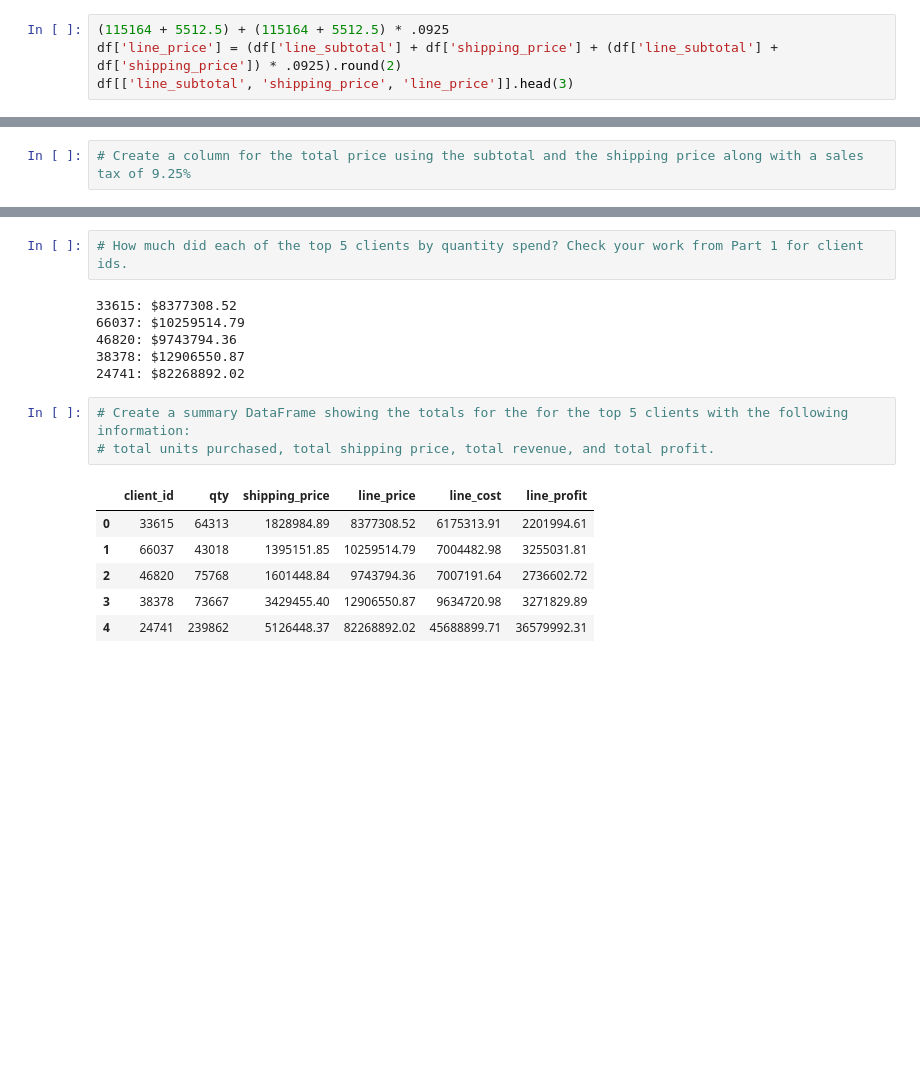
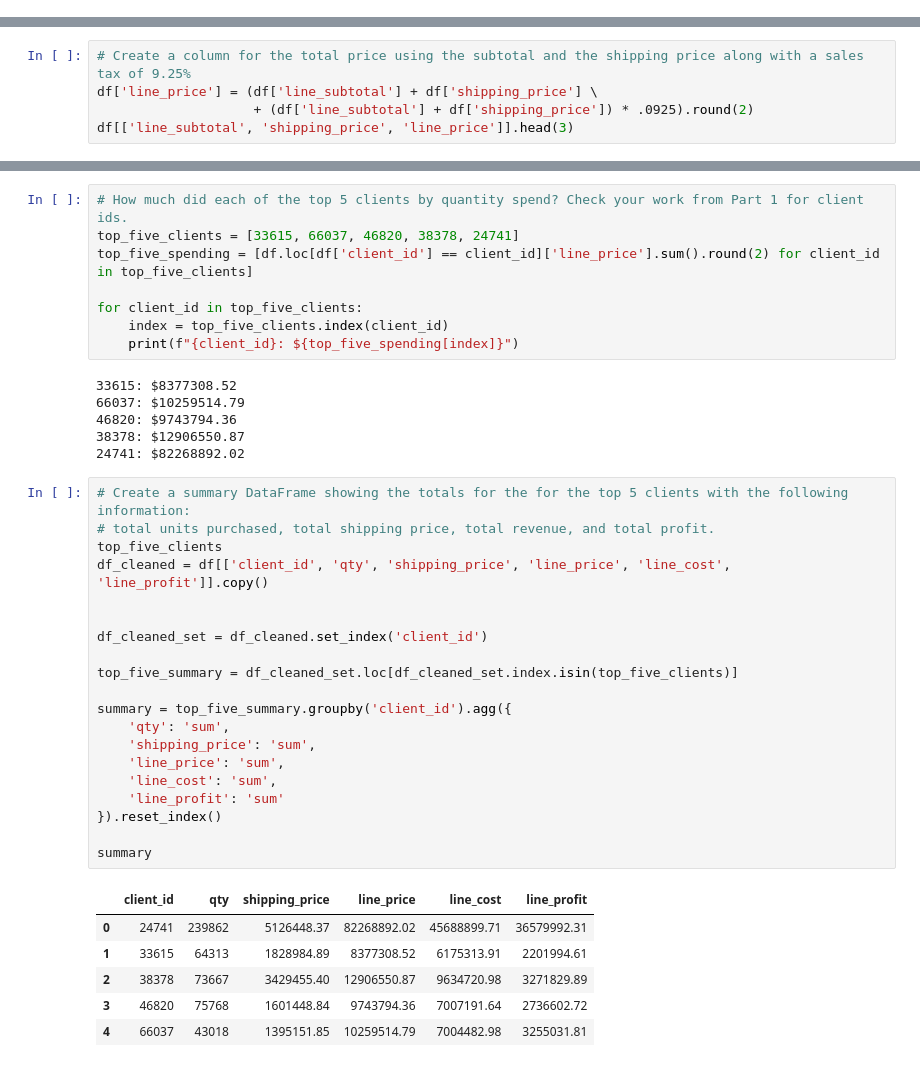
Before and after one commit to steven-frasica/pandas-challenge-1, a Jupyter notebook: wholesale_data_analysis_starter_code.ipynb, the cells around one changed output, grey strips where cells are left out. Drawn from its saved outputs; the diff is of its cells as text; blank space fills up the shorter version.

```diff
--- a/wholesale_data_analysis_starter_code.ipynb
+++ b/wholesale_data_analysis_starter_code.ipynb
@@ -194,7 +126,3 @@ df[['unit_price', 'unit_weight', 'qty', 'total_weight', 'shipping_price']].head(
 | 0 | 1096.80 | 7.50 | 105 | 787.50 | 5512.50 |
 | 1 | 24.95 | 1.49 | 21 | 31.29 | 312.90 |
 | 2 | 13.52 | 1.68 | 39 | 65.52 | 458.64 |
-# %%
-(115164 + 5512.5) + (115164 + 5512.5) * .0925
-df['line_price'] = (df['line_subtotal'] + df['shipping_price'] + (df['line_subtotal'] + df['shipping_price']) * .0925).round(2)
-df[['line_subtotal', 'shipping_price', 'line_price']].head(3)
@@ -206,5 +129,8 @@ df[['line_subtotal', 'shipping_price', 'line_price']].head(3)
 # %%
 # Create a column for the total price using the subtotal and the shipping price along with a sales tax of 9.25%
+df['line_price'] = (df['line_subtotal'] + df['shipping_price'] \
+                    + (df['line_subtotal'] + df['shipping_price']) * .0925).round(2)
+df[['line_subtotal', 'shipping_price', 'line_price']].head(3)
 # %% [output]
 |  | line_subtotal | shipping_price | line_price |
 | 0 | 115164.00 | 5512.50 | 131839.08 |
@@ -270,6 +185,12 @@ Order 6128929 total: $923441.25
 Use the new columns with confirmed values to find the following information.
 # %%
 # How much did each of the top 5 clients by quantity spend? Check your work from Part 1 for client ids.
+top_five_clients = [33615, 66037, 46820, 38378, 24741]
+top_five_spending = [df.loc[df['client_id'] == client_id]['line_price'].sum().round(2) for client_id in top_five_clients]
+
+for client_id in top_five_clients:
+    index = top_five_clients.index(client_id)
+    print(f"{client_id}: ${top_five_spending[index]}")
 # %% [output]
 33615: $8377308.52
 66037: $10259514.79
@@ -279,12 +200,29 @@ Use the new columns with confirmed values to find the following information.
 # %%
 # Create a summary DataFrame showing the totals for the for the top 5 clients with the following information:
 # total units purchased, total shipping price, total revenue, and total profit.
+top_five_clients
+df_cleaned = df[['client_id', 'qty', 'shipping_price', 'line_price', 'line_cost', 'line_profit']].copy()
+
+
+df_cleaned_set = df_cleaned.set_index('client_id')
+
+top_five_summary = df_cleaned_set.loc[df_cleaned_set.index.isin(top_five_clients)]
+
+summary = top_five_summary.groupby('client_id').agg({
+    'qty': 'sum',
+    'shipping_price': 'sum',
+    'line_price': 'sum',
+    'line_cost': 'sum',
+    'line_profit': 'sum'
+}).reset_index()
+
+summary
 # %% [output]
 |  | client_id | qty | shipping_price | line_price | line_cost | line_profit |
-| 0 | 33615 | 64313 | 1828984.89 | 8377308.52 | 6175313.91 | 2201994.61 |
-| 1 | 66037 | 43018 | 1395151.85 | 10259514.79 | 7004482.98 | 3255031.81 |
-| 2 | 46820 | 75768 | 1601448.84 | 9743794.36 | 7007191.64 | 2736602.72 |
-| 3 | 38378 | 73667 | 3429455.40 | 12906550.87 | 9634720.98 | 3271829.89 |
-| 4 | 24741 | 239862 | 5126448.37 | 82268892.02 | 45688899.71 | 36579992.31 |
+| 0 | 24741 | 239862 | 5126448.37 | 82268892.02 | 45688899.71 | 36579992.31 |
+| 1 | 33615 | 64313 | 1828984.89 | 8377308.52 | 6175313.91 | 2201994.61 |
+| 2 | 38378 | 73667 | 3429455.40 | 12906550.87 | 9634720.98 | 3271829.89 |
+| 3 | 46820 | 75768 | 1601448.84 | 9743794.36 | 7007191.64 | 2736602.72 |
+| 4 | 66037 | 43018 | 1395151.85 | 10259514.79 | 7004482.98 | 3255031.81 |
 # %%
 # Format the data and rename the columns to names suitable for presentation.
```
Also changed, not shown: parts of 27 cells of this notebook.
